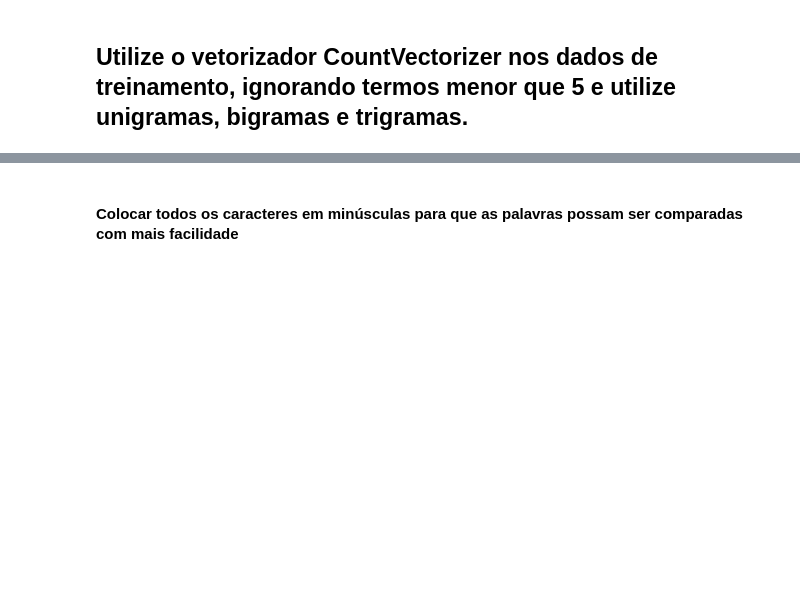
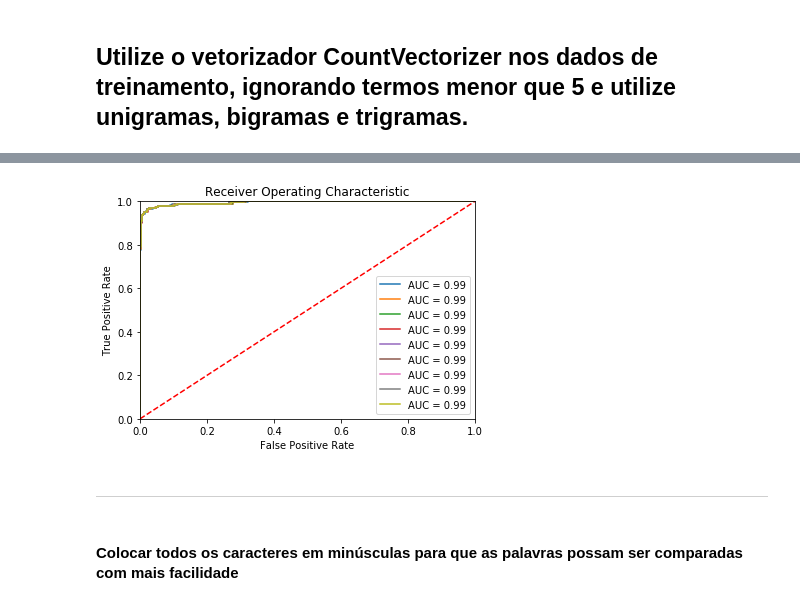
Before and after one commit to hallpaz/Data-Science-IMPA, a Jupyter notebook: assignments/Exercicio3.ipynb, the cells around one changed output, grey strips where cells are left out. Cells and saved outputs as stored; diff of their text form; code cells hidden in the pictures; blank space fills up the shorter version.

```diff
--- a/assignments/Exercicio3.ipynb
+++ b/assignments/Exercicio3.ipynb
@@ -33,6 +33,7 @@ DATA_DIR = 'CSV'
 SPAM_FILE = 'spam.csv'
 
 NOT_WORDS = 'not_words'
+DIGITS = 'digits'
 # %%
 spam_data = pd.read_csv(os.path.join(DATA_DIR, SPAM_FILE))
 
@@ -92,3 +201,30 @@ df
+# %%
+C_parameters = [3 * i for i in range(1, 10)]
+models = [LogisticRegression(solver='liblinear', C=c_parameter) for c_parameter in C_parameters]
+
+fpr_array = []
+tpr_array  = []
+for model in models:
+    model.fit(train_features, y_train)
+    probs = model.predict_proba(test_features)[:, 1]
+    fpr, tpr, threshold = metrics.roc_curve(y_test, probs)
+    fpr_array.append(fpr)
+    tpr_array.append(tpr)
+    roc_auc = metrics.roc_auc_score(y_test, probs)
+    plt.plot(fpr, tpr, label = 'AUC = %0.2f' % roc_auc)
+
+plt.title('Receiver Operating Characteristic')
+plt.legend(loc = 'lower right')
+plt.plot([0, 1], [0, 1],'r--')
+plt.xlim([0, 1])
+plt.ylim([0, 1])
+plt.ylabel('True Positive Rate')
+plt.xlabel('False Positive Rate')
+plt.show()
+# %% [output]
+[figure, added]
+# %% [markdown]
+--------------------------------------------
 # %% [markdown]
 #### Colocar todos os caracteres em minúsculas para que as palavras possam ser comparadas com mais facilidade
 # %%
```
Also changed, not shown: parts of 21 cells of this notebook, 2 other files.
